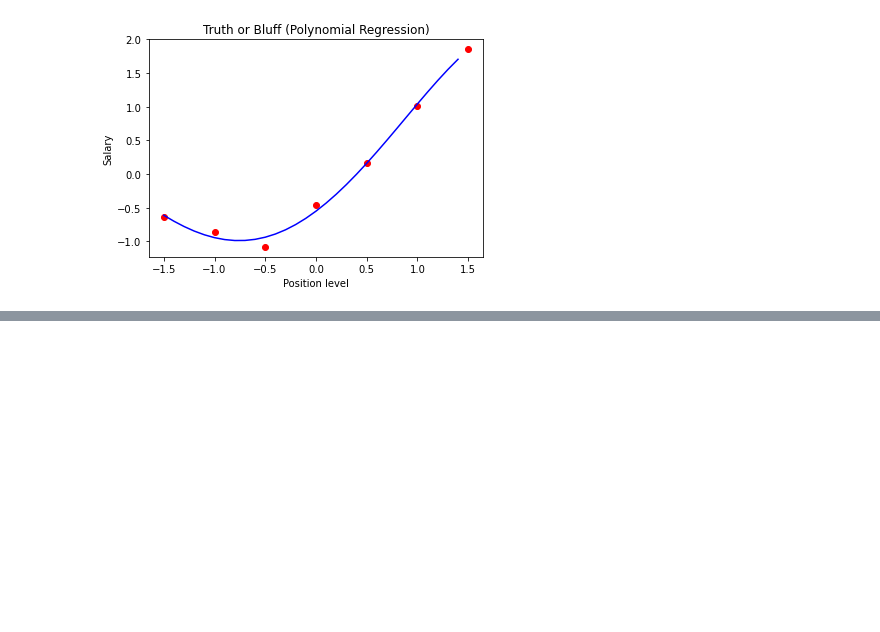
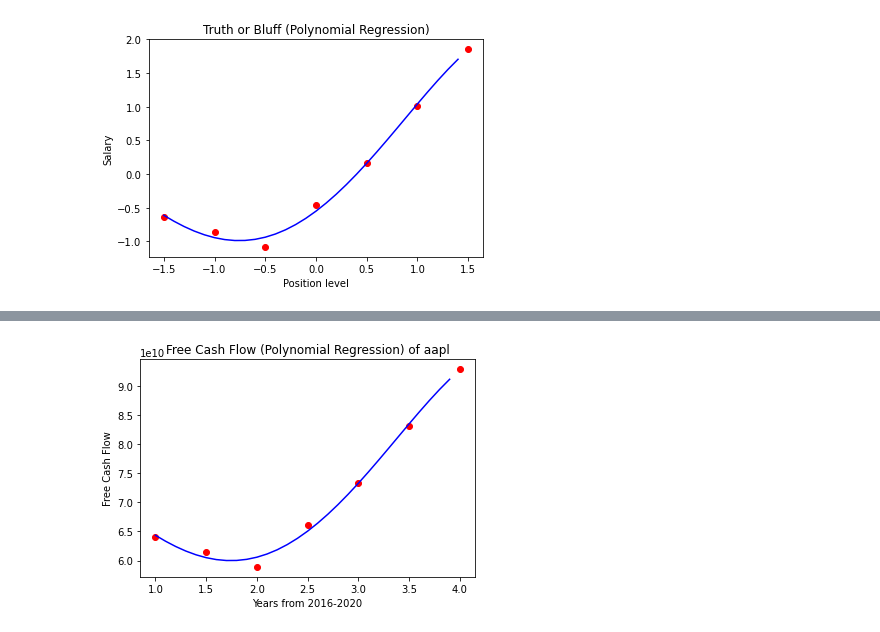
Before and after one commit to sparikh099/Long-Term-Analysis-of-Stocks-using-the-DCF-Model, a Jupyter notebook: dcfModelUsingRegressionModeling.ipynb, the cells around one changed output, grey strips where cells are left out. Cells and saved outputs as stored; diff of their text form; code cells hidden in the pictures; blank space fills up the shorter version.

```diff
--- a/dcfModelUsingRegressionModeling.ipynb
+++ b/dcfModelUsingRegressionModeling.ipynb
@@ -378,10 +423,10 @@ print(findStockTicker(ticker))
 def intrinsicValue(ticker):
     cashflowStatements = []
     cashflow = yf.Ticker(ticker).cashflow
-    freeCashFlow4 = float(cashflow.iloc[10][0]) + (cashflow.iloc[-1][0])
-    freeCashFlow3 = float(cashflow.iloc[10][1]) + (cashflow.iloc[-1][1])
-    freeCashFlow2 = float(cashflow.iloc[10][2]) + (cashflow.iloc[-1][2])
-    freeCashFlow1 = float(cashflow.iloc[10][3]) + (cashflow.iloc[-1][3])
+    freeCashFlow4 = float(cashflow.loc["Total Cash From Operating Activities"][0]) + (cashflow.loc["Capital Expenditures"][0])
+    freeCashFlow3 = float(cashflow.loc["Total Cash From Operating Activities"][1]) + (cashflow.loc["Capital Expenditures"][1])
+    freeCashFlow2 = float(cashflow.loc["Total Cash From Operating Activities"][2]) + (cashflow.loc["Capital Expenditures"][2])
+    freeCashFlow1 = float(cashflow.loc["Total Cash From Operating Activities"][3]) + (cashflow.loc["Capital Expenditures"][3])
     freeCashFlow35 = float(freeCashFlow4 + freeCashFlow3)/ 2
     freeCashFlow25 = float(freeCashFlow3 + freeCashFlow2) / 2
     freeCashFlow15 = float(freeCashFlow2 + freeCashFlow1) / 2
@@ -402,10 +447,9 @@ def intrinsicValue(ticker):
     y = y.reshape(len(y),1)
     forecast = []
     try:
-
         from sklearn.linear_model import LinearRegression
         lin_reg = LinearRegression()
-        lin_reg.fit(X, abs(y))
+        lin_reg.fit(X, (y))
         from sklearn.preprocessing import PolynomialFeatures
         poly_reg = PolynomialFeatures(degree = 4)
         X_poly = poly_reg.fit_transform(X)
@@ -420,8 +464,8 @@ def intrinsicValue(ticker):
         y = sc_y.fit_transform(y)
         from sklearn.ensemble import RandomForestRegressor
         regressor = RandomForestRegressor(n_estimators = 10, random_state = 0)
-        regressor.fit(X, abs(y))
-        rfr2 = r2_score(sc_y.inverse_transform(abs(y)),sc_y.inverse_transform(regressor.predict(X)))
+        regressor.fit(X, (y))
+        rfr2 = r2_score(sc_y.inverse_transform((y)),sc_y.inverse_transform(regressor.predict(X)))
         from sklearn.preprocessing import StandardScaler
         sc_X = StandardScaler()
         sc_y = StandardScaler()
@@ -429,8 +473,8 @@ def intrinsicValue(ticker):
         y = sc_y.fit_transform(y)
         from sklearn.svm import SVR
         regressor = SVR(kernel = 'rbf')
-        regressor.fit(X, abs(y))
-        svrr2 = r2_score(sc_y.inverse_transform(abs(y)), sc_y.inverse_transform(regressor.predict(X)))
+        regressor.fit(X, (y))
+        svrr2 = r2_score(sc_y.inverse_transform((y)), sc_y.inverse_transform(regressor.predict(X)))
         #print(svrr2)
         y = df.iloc[:, 0].values
         X = df.iloc[:, 1].values
@@ -441,25 +485,25 @@ def intrinsicValue(ticker):
         if(pr2 > rfr2 and pr2 > svrr2):
             from sklearn.linear_model import LinearRegression
             lin_reg = LinearRegression()
-            lin_reg.fit(X, abs(y))
+            lin_reg.fit(X, (y))
             from sklearn.preprocessing import PolynomialFeatures
             poly_reg = PolynomialFeatures(degree = 4)
             X_poly = poly_reg.fit_transform(X)
             lin_reg_2 = LinearRegression()
-            lin_reg_2.fit(X_poly, abs(y))
-            pr2 = r2_score(abs(y),lin_reg_2.predict(poly_reg.fit_transform(X)))
+            lin_reg_2.fit(X_poly, (y))
+            pr2 = r2_score((y),lin_reg_2.predict(poly_reg.fit_transform(X)))
             #forecast.append(abs(lin_reg_2.predict(poly_reg.fit_transform([[4.5]]))))
-            forecast.append(abs(lin_reg_2.predict(poly_reg.fit_transform([[5.0]]))))
+            forecast.append((lin_reg_2.predict(poly_reg.fit_transform([[5.0]]))))
             #forecast.append(abs(lin_reg_2.predict(poly_reg.fit_transform([[5.5]]))))
-            forecast.append(abs(lin_reg_2.predict(poly_reg.fit_transform([[6.0]]))))
+            forecast.append((lin_reg_2.predict(poly_reg.fit_transform([[6.0]]))))
             #forecast.append(abs(lin_reg_2.predict(poly_reg.fit_transform([[6.5]]))))
-            forecast.append(abs(lin_reg_2.predict(poly_reg.fit_transform([[7.0]]))))
+            forecast.append((lin_reg_2.predict(poly_reg.fit_transform([[7.0]]))))
             #forecast.append(abs(lin_reg_2.predict(poly_reg.fit_transform([[7.5]]))))
-            forecast.append(abs(lin_reg_2.predict(poly_reg.fit_transform([[8.0]]))))
+            forecast.append((lin_reg_2.predict(poly_reg.fit_transform([[8.0]]))))
             X_grid = np.arange(min(X), max(X), 0.1)
             X_grid = X_grid.reshape((len(X_grid), 1))
-            plt.scatter(X, abs(y), color = 'red')
-            plt.plot(X_grid, abs(lin_reg_2.predict(poly_reg.fit_transform(X_grid))), color = 'blue')
+            plt.scatter(X, (y), color = 'red')
+            plt.plot(X_grid, (lin_reg_2.predict(poly_reg.fit_transform(X_grid))), color = 'blue')
             plt.title('Free Cash Flow (Polynomial Regression) of '+ ticker)
             plt.xlabel('Years from 2016-2020')
             plt.ylabel('Free Cash Flow')
@@ -475,13 +519,13 @@ def intrinsicValue(ticker):
             regressor.fit(X, y)
             rfr2 = r2_score(sc_y.inverse_transform(y),sc_y.inverse_transform(regressor.predict(X)))
             #forecast.append(abs(regressor.predict([[4.5]])))
-            forecast.append(abs(regressor.predict([[5.0]])))
+            forecast.append((regressor.predict([[5.0]])))
             #forecast.append(abs(regressor.predict([[5.5]])))
-            forecast.append(abs(regressor.predict([[6.0]])))
+            forecast.append((regressor.predict([[6.0]])))
             #forecast.append(abs(regressor.predict([[6.5]])))
-            forecast.append(abs(regressor.predict([[7.0]])))
+            forecast.append((regressor.predict([[7.0]])))
             #forecast.append(abs(regressor.predict([[7.5]])))
-            forecast.append(abs(regressor.predict([[8.0]])))
+            forecast.append((regressor.predict([[8.0]])))
             X_grid = np.arange(min(X), max(X), 0.01)
             X_grid = X_grid.reshape((len(X_grid), 1))
             plt.scatter(X, y, color = 'red')
@@ -502,13 +546,13 @@ def intrinsicValue(ticker):
             from sklearn.metrics import r2_score
             svrr2 = r2_score(sc_y.inverse_transform(y), sc_y.inverse_transform(regressor.predict(X)))
             #forecast.append(abs(sc_y.inverse_transform(regressor.predict(sc_X.transform([[4.5]])))))
-            forecast.append(abs(sc_y.inverse_transform(regressor.predict(sc_X.transform([[5.0]])))))
+            forecast.append((sc_y.inverse_transform(regressor.predict(sc_X.transform([[5.0]])))))
             #forecast.append(abs(sc_y.inverse_transform(regressor.predict(sc_X.transform([[5.5]])))))
-            forecast.append(abs(sc_y.inverse_transform(regressor.predict(sc_X.transform([[6.0]])))))
+            forecast.append((sc_y.inverse_transform(regressor.predict(sc_X.transform([[6.0]])))))
             #forecast.append(abs(sc_y.inverse_transform(regressor.predict(sc_X.transform([[6.5]])))))
-            forecast.append(abs(sc_y.inverse_transform(regressor.predict(sc_X.transform([[7.0]])))))
+            forecast.append((sc_y.inverse_transform(regressor.predict(sc_X.transform([[7.0]])))))
             #forecast.append(abs(sc_y.inverse_transform(regressor.predict(sc_X.transform([[7.5]])))))
-            forecast.append(abs(sc_y.inverse_transform(regressor.predict(sc_X.transform([[8.0]])))))
+            forecast.append((sc_y.inverse_transform(regressor.predict(sc_X.transform([[8.0]])))))
             X_grid = np.arange(min(sc_X.inverse_transform(X)), max(sc_X.inverse_transform(X)), 0.1)
             X_grid = X_grid.reshape((len(X_grid), 1))
             fig = plt.scatter(sc_X.inverse_transform(X),sc_y.inverse_transform(y),color = 'red')
@@ -517,37 +561,59 @@ def intrinsicValue(ticker):
             plt.xlabel('Years from 2016-2020')
             plt.ylabel('Free Cash Flow')
     except:
         value = (0)
 
     try:
-        dr = 0.09
+        dr = 0.12
+        pgr = float(0.025)
         count = float(0)
         totalFreeCashFlow = float(0)
         for t in range(len(forecast)):
             val1 = (forecast[t] / pow((1+dr),t+1))
             totalFreeCashFlow += forecast[t]
             count += val1
         count = count[0][0]
+        print(count)
         totalFreeCashFlow = totalFreeCashFlow[0][0]
         yf.Ticker(ticker[0])
         roi = 1 - (count/totalFreeCashFlow)
         percentGrowth = ((forecast[3]-forecast[0])/ forecast[0]*4)
         totalPercentGrowth= ((10/4) * (percentGrowth**10)) ** (1/10)
         intrinsicValue = totalPercentGrowth * forecast[0]
         stock = yf.Ticker(ticker)
         lastDay= stock.history(period="1d")
         lastDay = lastDay['Close'][0]
+        termVal =float(forecast[3] * (1+pgr)/(dr-pgr))
+        forecast.append(termVal)
+        for z in range (len(forecast)):
+            forecast[z] = abs(forecast[z])
+        sharesOutstanding = float(yf.Ticker(ticker).info['sharesOutstanding'])
+        dcfvals = [(1+dr), (1 +dr)*(1+dr), ((1+dr)*(1+dr)*(1+dr)),((1+dr)*(1+dr)*(1+dr)*(1+dr)),((1+dr)*(1+dr)*(1+dr)*(1+dr))]
         #print(lastDay)
-        intrinsicVal  = float(lastDay - (lastDay * roi))
-        intrinsicVal = round(intrinsicVal,2)
+        discountedCashFlow = []
+        totVal = float()
+        for y in range (len(forecast)):
+            discountedCashFlow.append((forecast[y]/pow(2,y))/dcfvals[y])
+            totVal +=((forecast[y]/pow(2,y-1))/dcfvals[y])
+        print(discountedCashFlow)
+        iVal = float(totVal/sharesOutstanding)
+        print(totVal)
+        iVal = round(iVal,2)
+        if (freeCashFlow1 < 0 or freeCashFlow2 < 0 or freeCashFlow3 < 0 or freeCashFlow4 <0):
+            iVal = float(0)
         if (value == 0):
-            dne = "This stock has decreasing cash flows and shouldn't be invested in for the long term. "
+            dne = "This stock has decreasing cash flows or negative cash flows and shouldn't be invested in for the long term. "
+            intrinsicVal = float(0)
         else:
             dne = "This stock has positive cash flows and you should consider investing in it if it is below the intrinsic value"
 
+
     except:
-        intrinsicVal = float(0)
-        dne = "This stock has decreasing cash flows and shouldn't be invested in for the long term. "
+        iVal = float(0)
+        dne = "This stock has decreasing cash flows  or negative cash flows and shouldn't be invested in for the long term. "
 
 
-    return [intrinsicVal,dne]
+    return [iVal,dne,termVal]
+print(intrinsicValue("aapl"))
+# %% [output]
+[figure, added]
```
Also changed, not shown: parts of 15 cells of this notebook.
